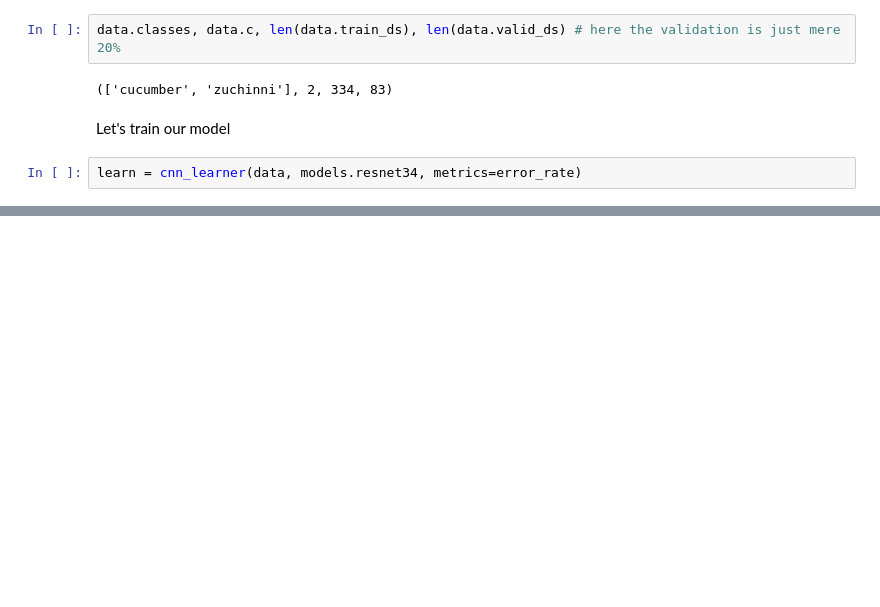
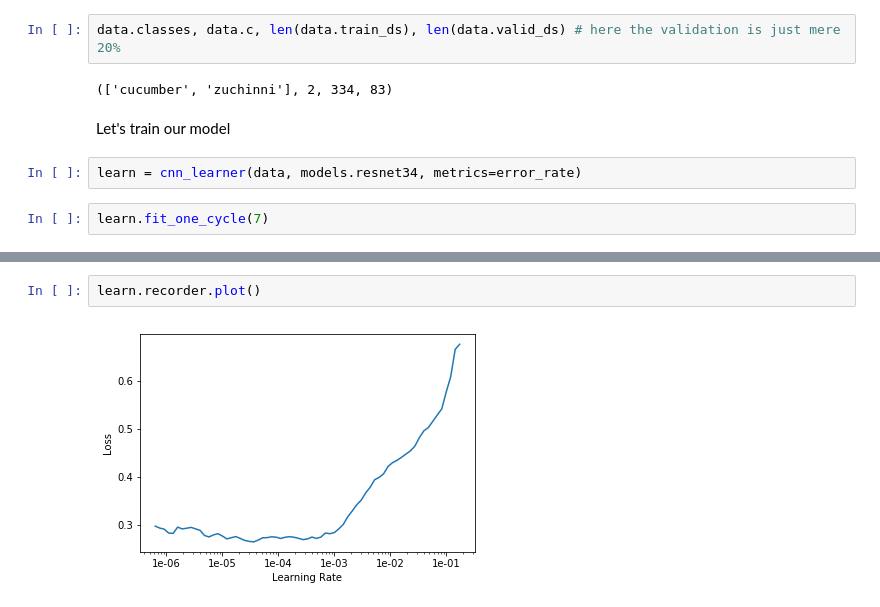
Before and after one commit to imnmo/notesForDl, a Jupyter notebook: cucumber-zuchinni-classifier.ipynb, the cells around one changed output, grey strips where cells are left out. Saved outputs shown, nothing was run; the diff lists cells and outputs as text; blank space fills up the shorter version.

```diff
--- a/cucumber-zuchinni-classifier.ipynb
+++ b/cucumber-zuchinni-classifier.ipynb
@@ -60,3 +60,5 @@ data.classes, data.c, len(data.train_ds), len(data.valid_ds) # here the validati
 Let's train our model
 # %%
 learn = cnn_learner(data, models.resnet34, metrics=error_rate)
+# %%
+learn.fit_one_cycle(7)
@@ -62,0 +84,4 @@ learn = cnn_learner(data, models.resnet34, metrics=error_rate)
+# %%
+learn.recorder.plot()
+# %% [output]
+[figure, added]
```
Also changed, not shown: parts of 24 cells of this notebook.
